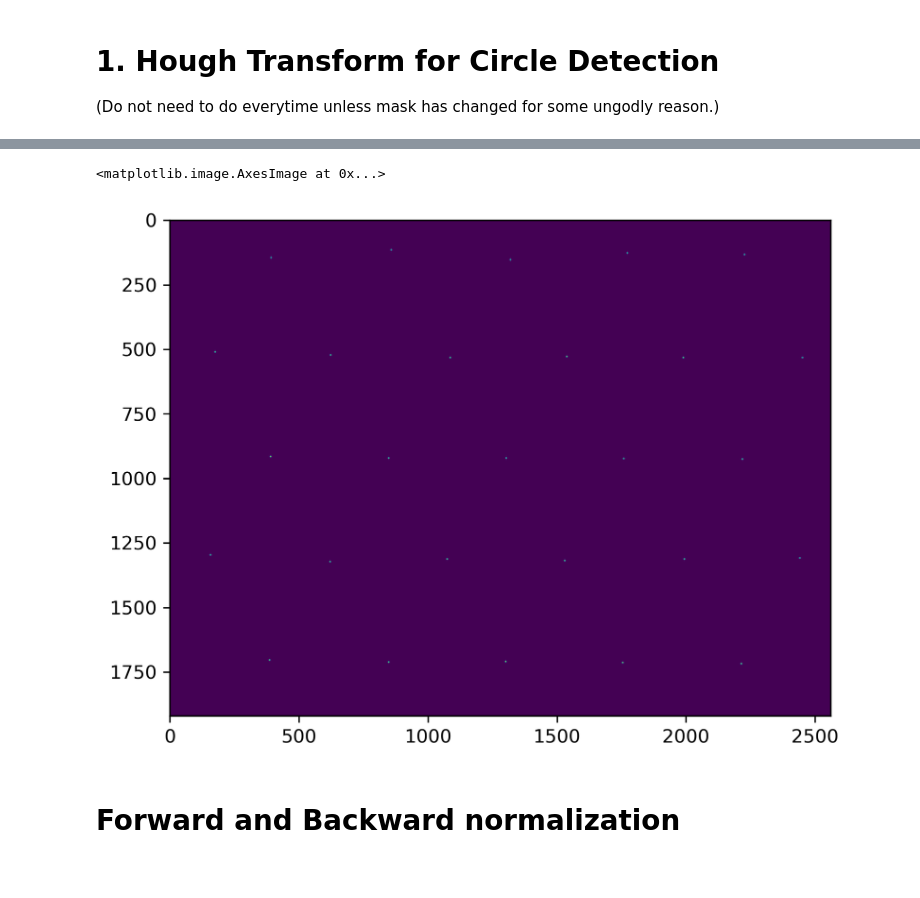
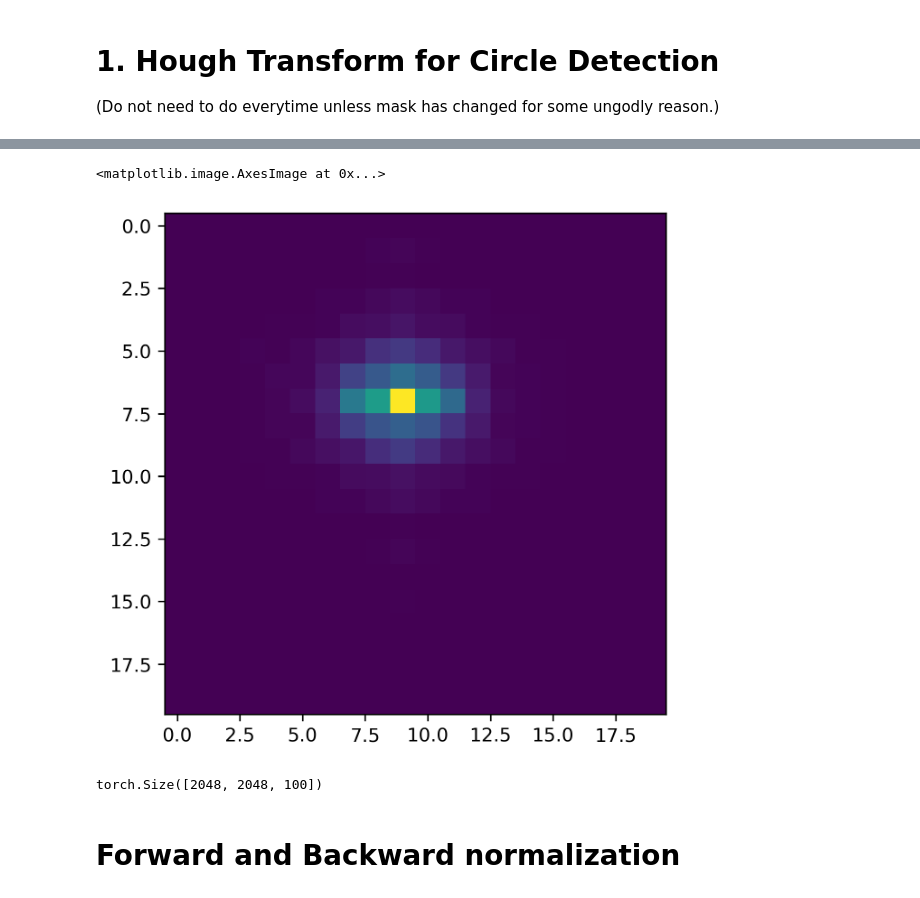
Before and after one commit to halensolomon/pyFLFM, a Jupyter notebook: FLFM_projectors.ipynb, the cells around one changed output, grey strips where cells are left out. Cells and saved outputs as stored; diff of their text form; code cells hidden in the pictures.

```diff
--- a/FLFM_projectors.ipynb
+++ b/FLFM_projectors.ipynb
@@ -121,3 +119,6 @@ for i in range(len(circles)):
+# %%
+# Remove non-circles (i.e. 7 and onwards)
+circles = circles[:7]
 # %%
 center_lenslet = int(0) # center circle index
 
@@ -267,31 +258,6 @@ for i in range(len(frames)):
 
             placeholder[:,:] = torch.mul(placeholder, mask_tensor)
             perspectives[i,j,:,:] = placeholder[:,:] # This is the same as the placeholder, but padded with zeros if the circle is too close to the edge of the image
-# %%
-# Set-up Specific Constants
-grid_Type = "hex"
-
-NA = 0.4
-fobj = 10000
-f1 = 1
-f2 = 1
-fm = np.array([47000])
-
-mla2sensor = 47000 # microns
-lenspitch = 2520 # Lens pitch in microns
-pixel_size = 3.54 # Also referred to as pixel pitch in microns/px
-refractive_index = 1 # Refractive index of the medium
-wavelength = 0.5530
-
-noLensHoriz = 3
-noLensVert = 3
-
-spacingPixels = 777
-horizOffset = 1269
-vertOffset = 690
-
-shiftRow = 0
-gridRot = 0
 # %%
 def FLFM_setCameraParams(config):
     # Config should be an array with the following parameters:
@@ -320,7 +286,7 @@ def resolution(camera_params, depth_step):
 # %%
 torch.save(perspectives, r'./perspectives.pt')
 # %%
-camera_params = FLFM_setCameraParams([NA, fobj, f1, f2, fm, mla2sensor, lenspitch, pixel_size, wavelength, refractive_index, noLensHoriz, noLensVert, spacingPixels, horizOffset, vertOffset, shiftRow, gridRot])
+camera_params = FLFM_setCameraParams([NA, fobj, f1, f2, fm, mla2sensor, lenspitch, pixel_size, wavelength, refractive_index, noLensHoriz, noLensVert])
 res = resolution(camera_params, 10)
 # %%
 def transmittance(wavenumber, lenslet_centers, calibration_img, focal_lengths, pixel_pitch):
@@ -525,7 +491,7 @@ def psfCalc(fobj, k, NA, calibration_img, pixel_pitch, wavelength, n, depths):
 
     return psf_sensor
 # %%
-depths = torch.linspace(-100, 100, 20) # Depths in microns, 10 microns is the increment between depths
+depths = torch.linspace(-50, 50, 100) # Depths in microns, total of 50 depths
 psfStack = psfCalc(fobj, camera_params[1], NA, mask_img, pixel_size, wavelength, refractive_index, depths) # CPU usage is at 100% when running this. GPU would be better.
 torch.save(psfStack, './psfStack_pdh.pt')
 # %%
@@ -614,6 +559,10 @@ forward_test, backward_test, h = LFPSF(psfStack[:,:,:], mask_img, pixel_size, ml
 # %%
-plt.imshow(forward_test[:,:,12])
+plt.imshow(forward_test[1020:1040,1020:1040,24])
 # %% [output]
 <matplotlib.image.AxesImage at 0x...>
-[figure, old version]
+[figure, new version]
+# %%
+forward_test.shape
+# %% [output]
+torch.Size([2048, 2048, 100])
 # %%
```
Also changed, not shown: parts of 16 cells of this notebook, 9 other files.
